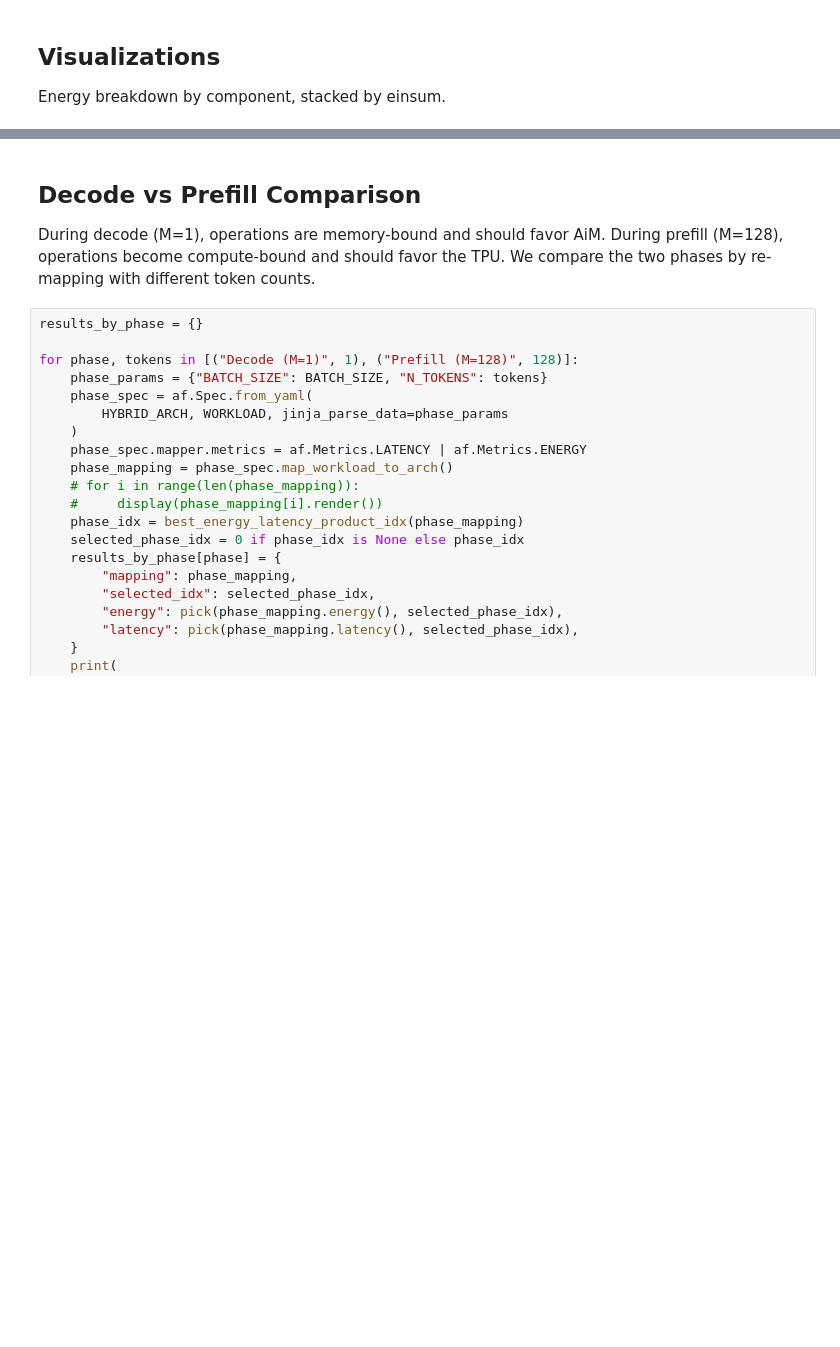
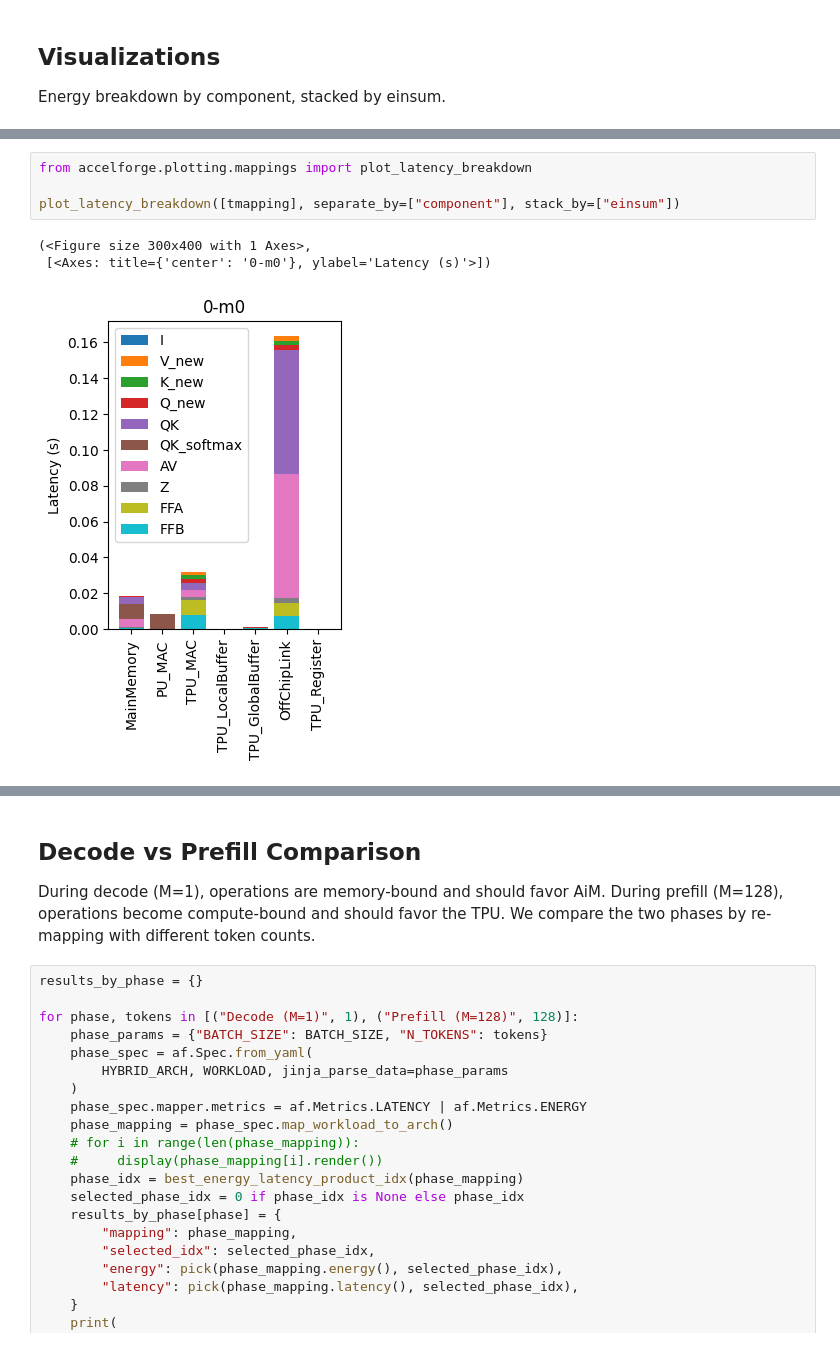
Before and after one commit to ecoArcGaming/accelforge, a Jupyter notebook: notebooks/evaluate_hybrid.ipynb, the cells around one changed output, grey strips where cells are left out. Drawn from its saved outputs; the diff is of its cells as text; blank space fills up the shorter version.

```diff
--- a/notebooks/evaluate_hybrid.ipynb
+++ b/notebooks/evaluate_hybrid.ipynb
@@ -202,3 +195,11 @@ plot_energy_breakdown([tmapping], separate_by=["component"])
+# %%
+from accelforge.plotting.mappings import plot_latency_breakdown
+
+plot_latency_breakdown([tmapping], separate_by=["component"], stack_by=["einsum"])
+# %% [output]
+(<Figure size 300x400 with 1 Axes>,
+ [<Axes: title={'center': '0-m0'}, ylabel='Latency (s)'>])
+[figure, added]
 # %%
 plot_energy_breakdown([tmapping], separate_by=["component"], stack_by=["einsum"])
 # %% [output]
```
Also changed, not shown: parts of 12 cells of this notebook, 4 other files.
